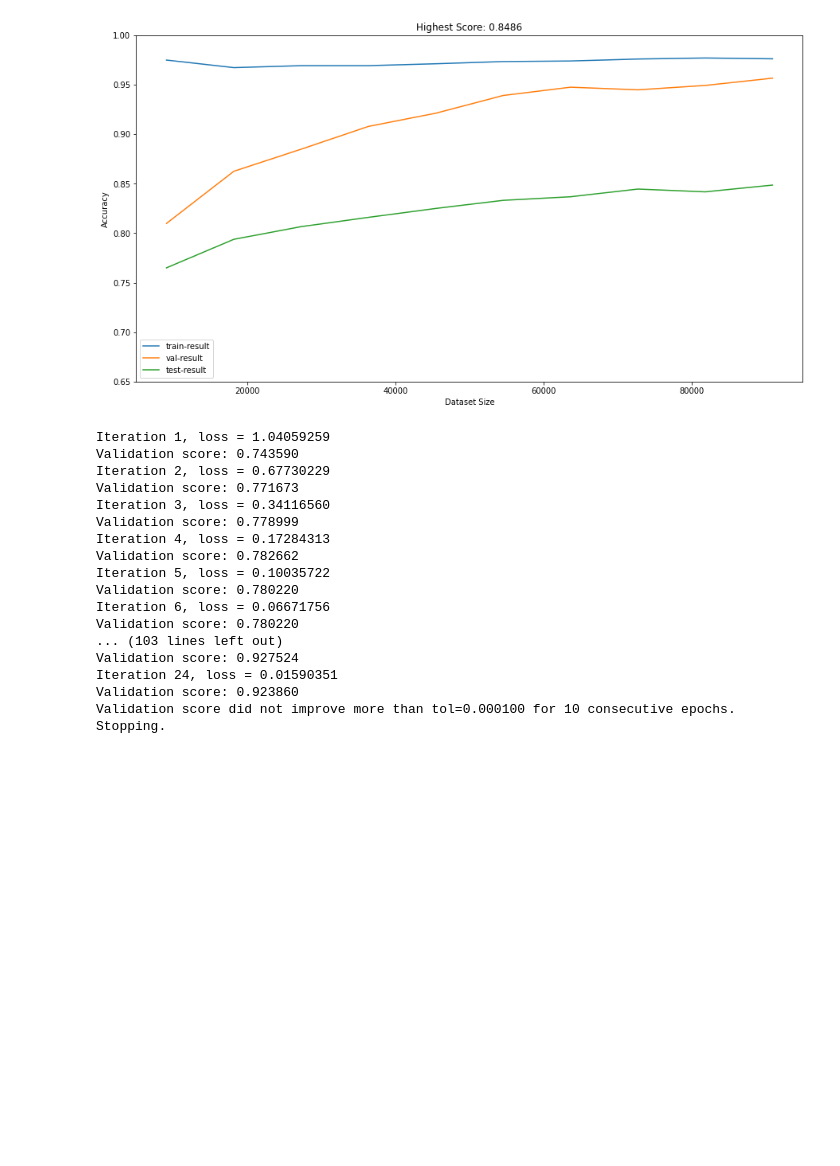
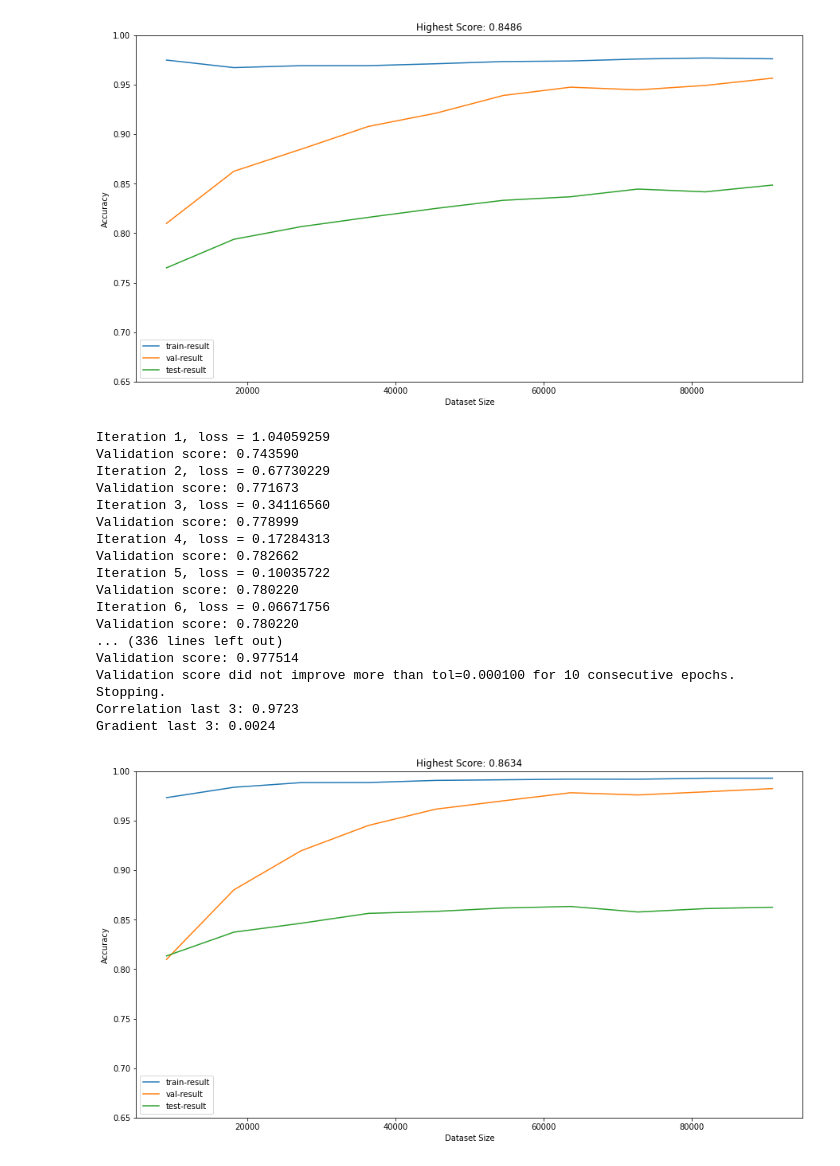
Before and after one commit to harizjet/SubjectSentimentModelling, a Jupyter notebook: exploring/exploring3.ipynb, the cells around one changed output. Drawn from its saved outputs; the diff is of its cells as text; code cells hidden in the pictures; blank space fills up the shorter version.

```diff
--- a/exploring/exploring3.ipynb
+++ b/exploring/exploring3.ipynb
@@ -1160,27 +1160,28 @@ Gradient last 3: 0.0020
 # %%
 # option 4: snn
 
-log_model = MLPClassifier(verbose=True, early_stopping=True)
-result = loop_testing(log_model, 10, xArr, yArr, testXArr, testYArr)
+mlp_model = MLPClassifier(verbose=True, early_stopping=True)
+result = loop_testing(mlp_model, 10, xArr, yArr, testXArr, testYArr)
 print("Correlation last 3: {:.4f}".format(correlation(list(result.keys())[-3:], [x[2] for x in result.values()][-3:])))
 print("Gradient last 3: {:.4f}".format(gradient(range(1, 4), [x[2] for x in result.values()][-3:])))
 visualized_loopTesting(result)
 # %% [output]
 Iteration 1, loss = 1.04059259
 Validation score: 0.743590
 Iteration 2, loss = 0.67730229
 Validation score: 0.771673
 Iteration 3, loss = 0.34116560
 Validation score: 0.778999
 Iteration 4, loss = 0.17284313
 Validation score: 0.782662
 Iteration 5, loss = 0.10035722
 Validation score: 0.780220
 Iteration 6, loss = 0.06671756
 Validation score: 0.780220
-... (103 lines left out)
-Validation score: 0.927524
-Iteration 24, loss = 0.01590351
-Validation score: 0.923860
+... (336 lines left out)
+Validation score: 0.977514
 Validation score did not improve more than tol=0.000100 for 10 consecutive epochs. Stopping.
+Correlation last 3: 0.9723
+Gradient last 3: 0.0024
+[figure, added]
 # %%
```
Also changed, not shown: parts of 7 cells of this notebook, 2 other files.
